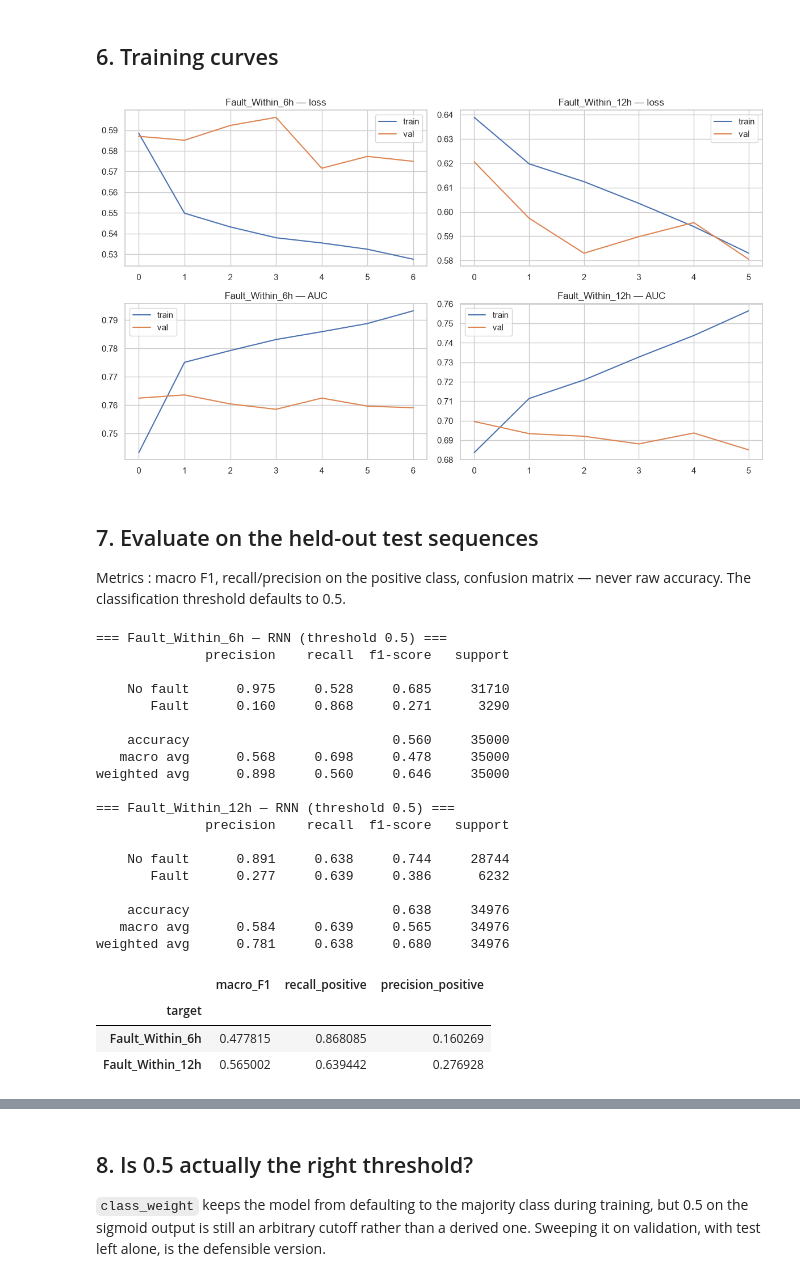
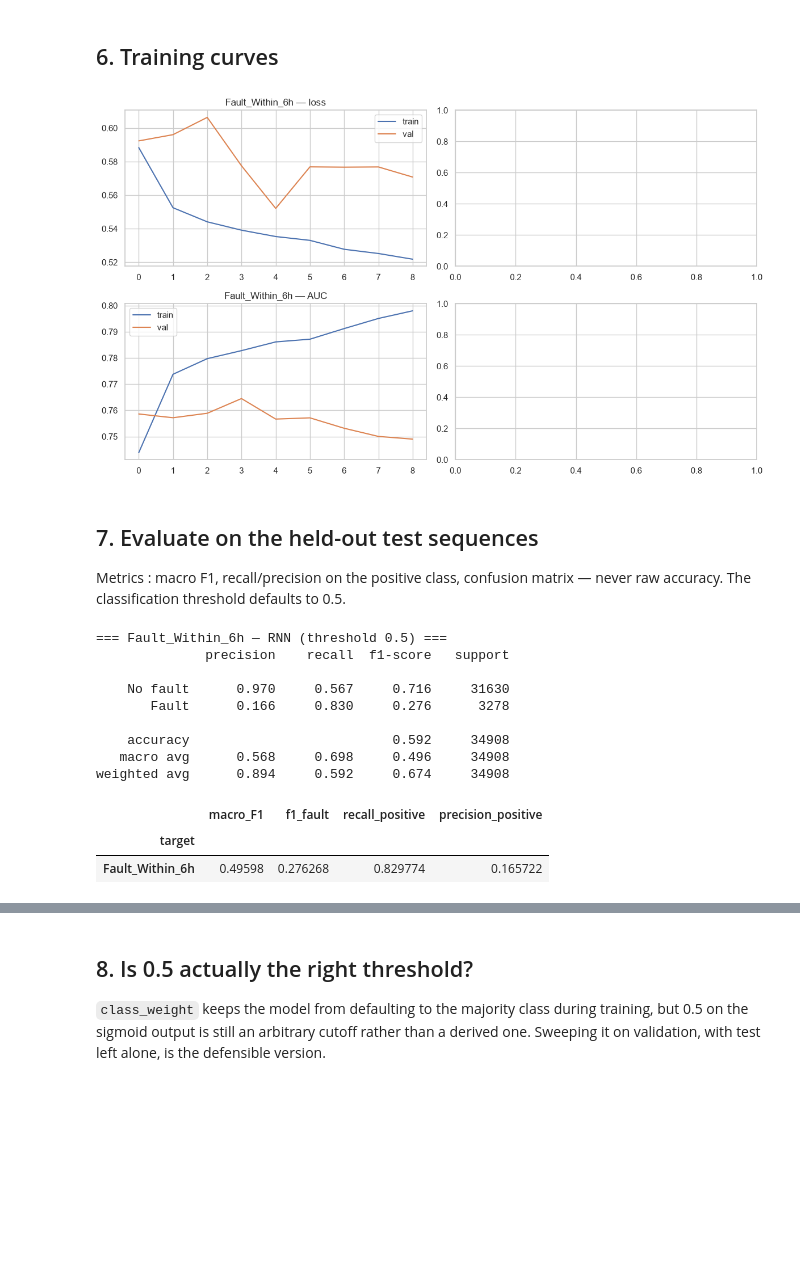
Before and after one commit to harshavardhanratnala-hvr/agentic-ai-vehicle-fault-diagnosis-and-repair-copilot, a Jupyter notebook: notebooks/05_rnn_classifier.ipynb, the cells around one changed output, grey strips where cells are left out. Drawn from its saved outputs; the diff is of its cells as text; code cells hidden in the pictures; blank space fills up the shorter version.

```diff
--- a/notebooks/05_rnn_classifier.ipynb
+++ b/notebooks/05_rnn_classifier.ipynb
@@ -33,7 +33,8 @@ RAW_SENSOR_COLS = [
     "SOC", "SOH", "Charging_Cycles", "Battery_Temp", "Motor_RPM", "Motor_Torque",
     "Motor_Temp", "Brake_Pad_Wear", "Charging_Voltage", "Tire_Pressure",
 ]
-TARGETS = ["Fault_Within_6h", "Fault_Within_12h"]
+TARGETS = ["Fault_Within_6h"]
+# TARGETS = ["Fault_Within_6h", "Fault_Within_12h"]
 WINDOW_LEN = 24  # hours of raw history per sequence — matches the 24h rolling window used in 01b
 RANDOM_STATE = 42
 # %% [output]
@@ -93,6 +94,7 @@ def make_sequences(df, feature_cols, target_col, window_len,
                     group_col="user_profile", time_col="timestamp", split_col="split"):
     d = df.dropna(subset=[target_col]).sort_values([group_col, time_col])
     X_chunks, y_chunks, split_chunks = [], [], []
+    dropped = 0
     for _, g in d.groupby(group_col):
         g = g.sort_values(time_col)
         feats = g[feature_cols].to_numpy(dtype="float32")
@@ -103,9 +105,14 @@ def make_sequences(df, feature_cols, target_col, window_len,
             continue
         # Sliding windows via as_strided-free approach (clear over clever, this is a one-time build step).
         for i in range(window_len - 1, n):
+            window_splits = splits[i - window_len + 1 : i + 1]
+            if not (window_splits == splits[i]).all():
+                dropped += 1
+                continue
             X_chunks.append(feats[i - window_len + 1 : i + 1])
             y_chunks.append(targets[i])
             split_chunks.append(splits[i])
+    print(f"Dropped {dropped} sequences due to split inconsistencies.")
     X = np.stack(X_chunks)
     y = np.array(y_chunks, dtype=bool)
     split = np.array(split_chunks)
@@ -275,7 +281,7 @@ for col, target in enumerate(TARGETS):
 plt.tight_layout()
 plt.show()
 # %% [output]
-[figure, old version]
+[figure, new version]
 # %% [markdown]
 ## 7. Evaluate on the held-out test sequences
 
@@ -284,48 +290,38 @@ The classification threshold defaults to 0.5.
 # %%
 rnn_results = []
 rnn_preds = {}
 for target in TARGETS:
     d = sequence_data[target]
     proba = rnn_models[target].predict(d["X_test"], verbose=0).ravel()
     pred = proba >= 0.5
     rnn_preds[target] = {"proba": proba, "pred": pred}
 
     rnn_results.append({
         "target": target,
         "macro_F1": f1_score(d["y_test"], pred, average="macro"),
+        "f1_fault": f1_score(d["y_test"], pred, pos_label=True),
         "recall_positive": recall_score(d["y_test"], pred, pos_label=True),
         "precision_positive": precision_score(d["y_test"], pred, pos_label=True),
     })
 
     print(f"=== {target} — RNN (threshold 0.5) ===")
     print(classification_report(d["y_test"], pred, labels=[False, True],
                                  target_names=["No fault", "Fault"], digits=3))
 
 pd.DataFrame(rnn_results).set_index("target")
 # %% [output]
 === Fault_Within_6h — RNN (threshold 0.5) ===
               precision    recall  f1-score   support
 
-    No fault      0.975     0.528     0.685     31710
-       Fault      0.160     0.868     0.271      3290
+    No fault      0.970     0.567     0.716     31630
+       Fault      0.166     0.830     0.276      3278
 
-    accuracy                          0.560     35000
-   macro avg      0.568     0.698     0.478     35000
-weighted avg      0.898     0.560     0.646     35000
-
-=== Fault_Within_12h — RNN (threshold 0.5) ===
-              precision    recall  f1-score   support
-
-    No fault      0.891     0.638     0.744     28744
-       Fault      0.277     0.639     0.386      6232
-
-    accuracy                          0.638     34976
-   macro avg      0.584     0.639     0.565     34976
-weighted avg      0.781     0.638     0.680     34976
+    accuracy                          0.592     34908
+   macro avg      0.568     0.698     0.496     34908
+weighted avg      0.894     0.592     0.674     34908
-|  | macro_F1 | recall_positive | precision_positive |
-| target |  |  |  |
-| Fault_Within_6h | 0.477815 | 0.868085 | 0.160269 |
-| Fault_Within_12h | 0.565002 | 0.639442 | 0.276928 |
+|  | macro_F1 | f1_fault | recall_positive | precision_positive |
+| target |  |  |  |  |
+| Fault_Within_6h | 0.49598 | 0.276268 | 0.829774 | 0.165722 |
 # %%
 fig, axes = plt.subplots(1, 2, figsize=(10, 4.5))
 for ax, target in zip(axes, TARGETS):
```
Also changed, not shown: parts of 7 cells of this notebook.
